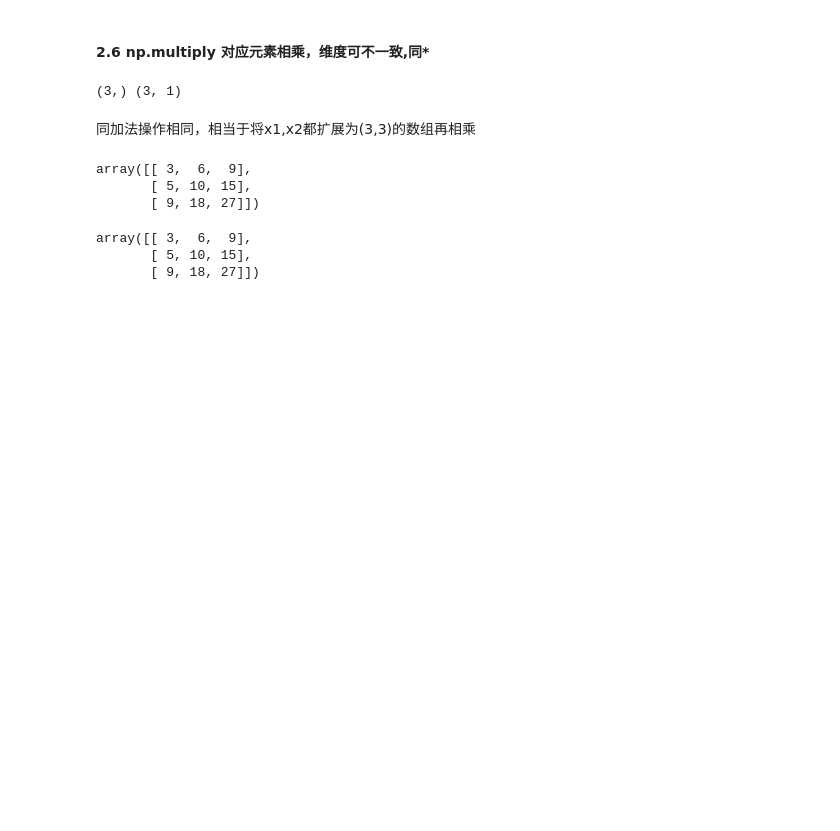
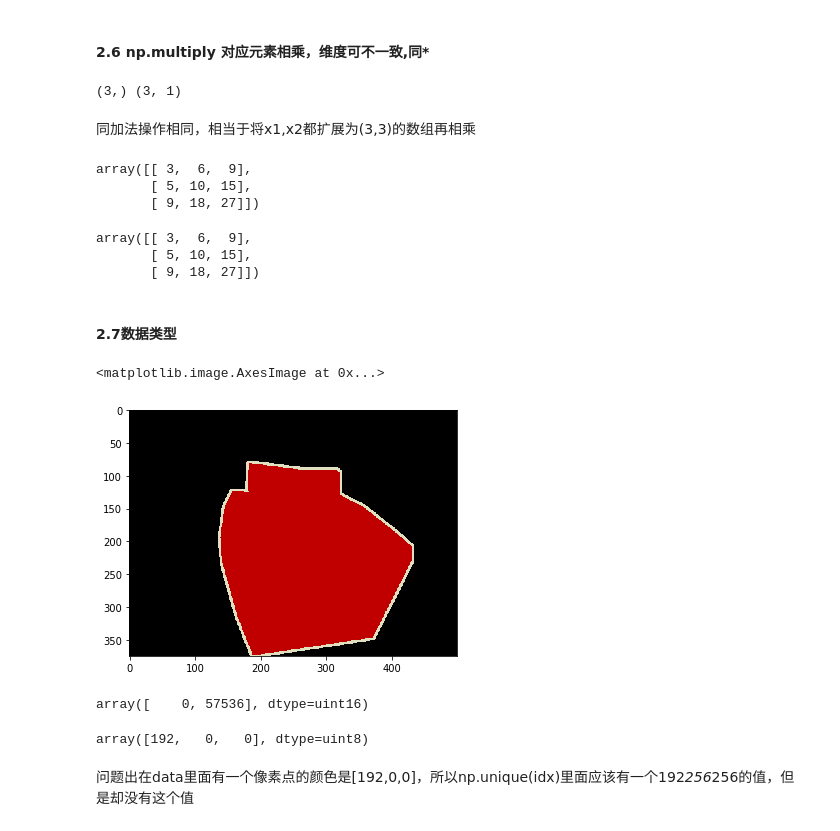
Before and after one commit to FanShuixing/DeepLearning, a Jupyter notebook: prior/numpy.ipynb, the cells around one changed output. Cells and saved outputs as stored; diff of their text form; code cells hidden in the pictures; blank space fills up the shorter version.

Commit message:
numpy uint8和uint32类型转换、PIL图像读取的坑

```diff
--- a/prior/numpy.ipynb
+++ b/prior/numpy.ipynb
@@ -270,3 +270,15 @@ x1*x2
 array([[ 3,  6,  9],
        [ 5, 10, 15],
        [ 9, 18, 27]])
+# %% [markdown]
+#### 2.7数据类型
+# %%
+from skimage import io
+import cv2
+import numpy as np
+img=cv2.imread('/input0/label/2008_003252.png')[:,:,::-1]
+# %%
+io.imshow(img)
+# %% [output]
+<matplotlib.image.AxesImage at 0x...>
+[figure, added]
@@ -272,0 +288,10 @@ array([[ 3,  6,  9],
+# %%
+np.unique(idx)
+# %% [output]
+array([    0, 57536], dtype=uint16)
+# %%
+data[200,200,:]
+# %% [output]
+array([192,   0,   0], dtype=uint8)
+# %% [markdown]
+问题出在data里面有一个像素点的颜色是[192,0,0]，所以np.unique(idx)里面应该有一个192*256*256的值，但是却没有这个值
```
Also changed, not shown: parts of 3 cells of this notebook, 1 other file.
